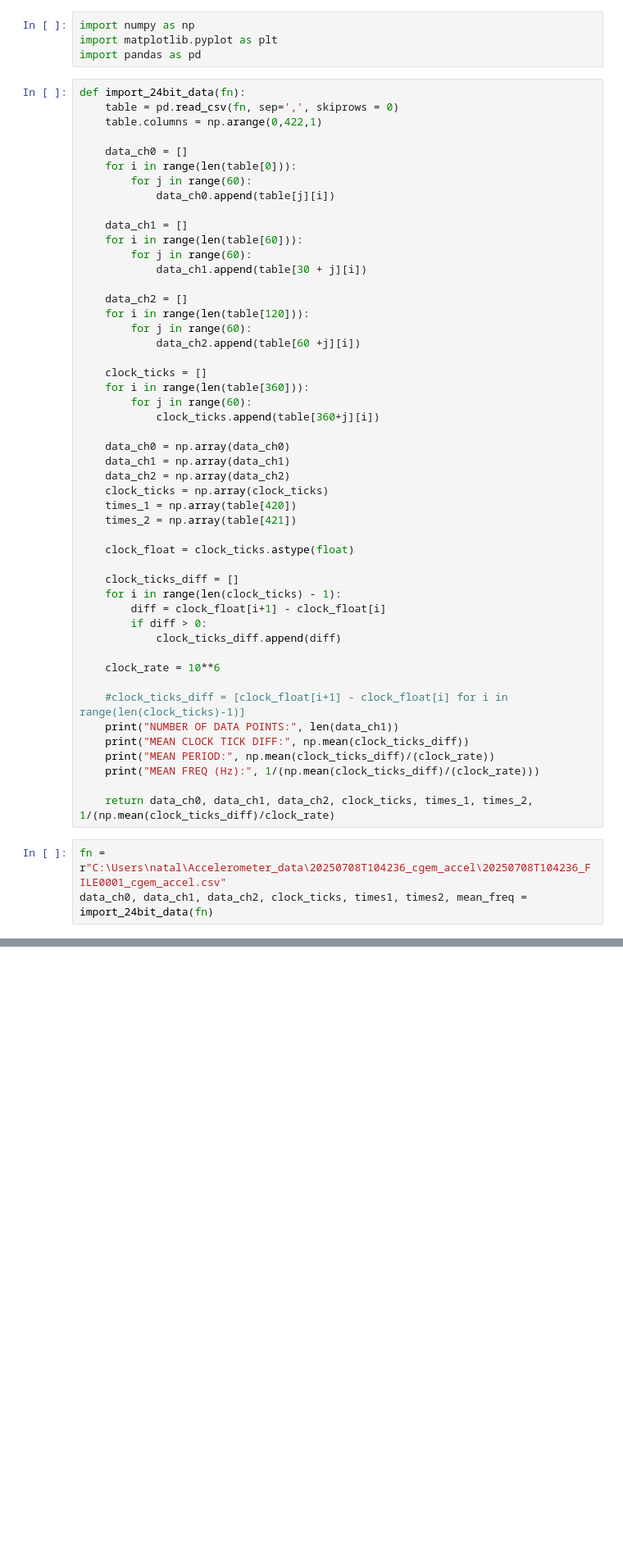
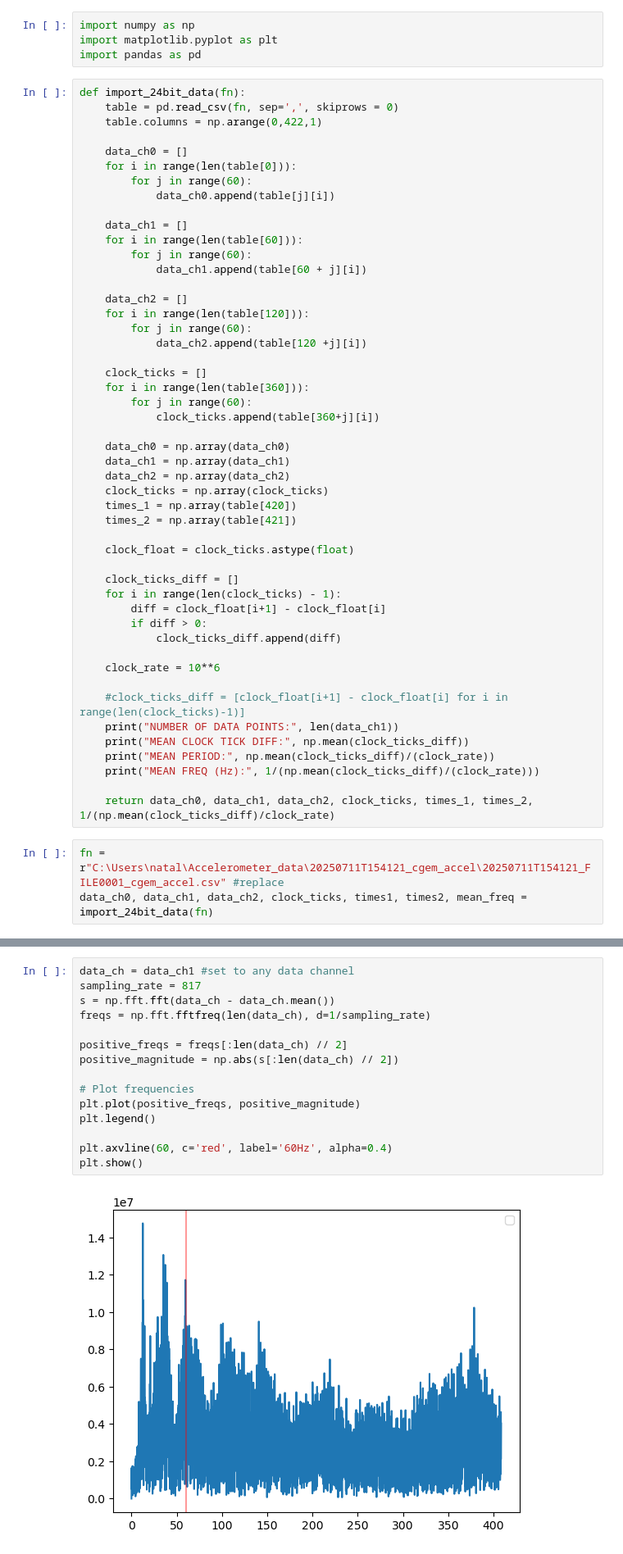
Before and after one commit to cgem-experiment/Accelerometers, a Jupyter notebook: Import_data.ipynb, the cells around one changed output, grey strips where cells are left out. Shown at 82% size. Cells and saved outputs as stored; diff of their text form; blank space fills up the shorter version.

```diff
--- a/Import_data.ipynb
+++ b/Import_data.ipynb
@@ -15,12 +15,12 @@ def import_24bit_data(fn):
     data_ch1 = []
     for i in range(len(table[60])):
         for j in range(60):
-            data_ch1.append(table[30 + j][i])
+            data_ch1.append(table[60 + j][i])
 
     data_ch2 = []
     for i in range(len(table[120])):
         for j in range(60):
-            data_ch2.append(table[60 +j][i])
+            data_ch2.append(table[120 +j][i])
 
     clock_ticks = []
     for i in range(len(table[360])):
@@ -52,6 +52,6 @@ def import_24bit_data(fn):
 
     return data_ch0, data_ch1, data_ch2, clock_ticks, times_1, times_2, 1/(np.mean(clock_ticks_diff)/clock_rate)
 # %%
-fn = r"C:\Users\natal\Accelerometer_data\20250708T104236_cgem_accel\20250708T104236_FILE0001_cgem_accel.csv"
+fn = r"C:\Users\natal\Accelerometer_data\20250711T154121_cgem_accel\20250711T154121_FILE0001_cgem_accel.csv" #replace
 data_ch0, data_ch1, data_ch2, clock_ticks, times1, times2, mean_freq = import_24bit_data(fn)
 # %% [output]
@@ -81,0 +89,17 @@ mean voltage channel 2: -0.003122319116291017
+# %%
+data_ch = data_ch1 #set to any data channel
+sampling_rate = 817
+s = np.fft.fft(data_ch - data_ch.mean())
+freqs = np.fft.fftfreq(len(data_ch), d=1/sampling_rate)
+
+positive_freqs = freqs[:len(data_ch) // 2]
+positive_magnitude = np.abs(s[:len(data_ch) // 2])
+
+# Plot frequencies
+plt.plot(positive_freqs, positive_magnitude)
+plt.legend()
+
+plt.axvline(60, c='red', label='60Hz', alpha=0.4)
+plt.show()
+# %% [output]
+[figure, added]
```
Also changed, not shown: parts of 10 cells of this notebook, 6 other files.
